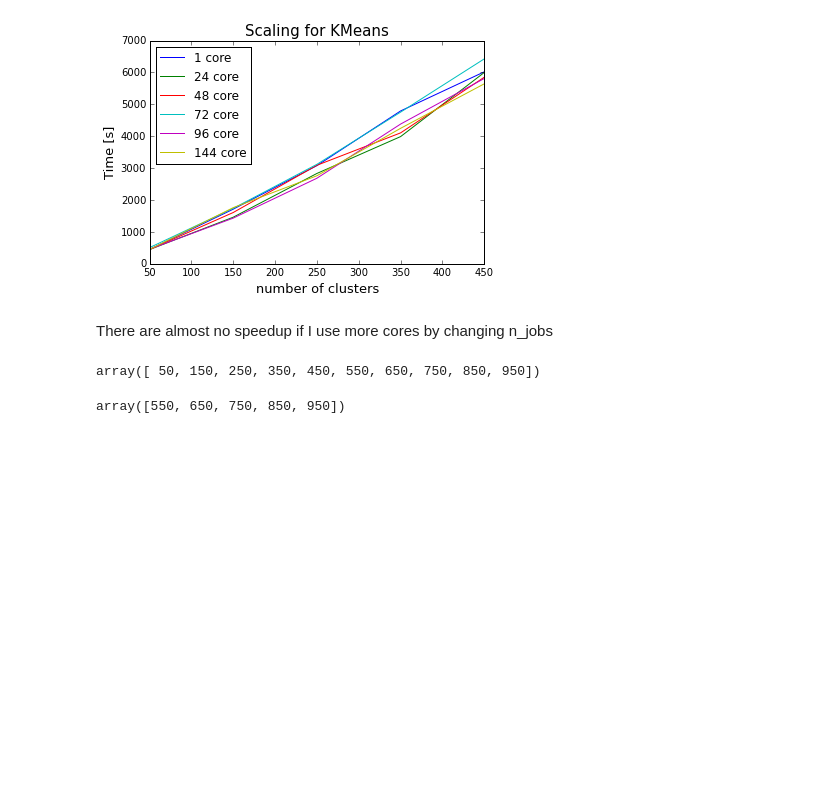
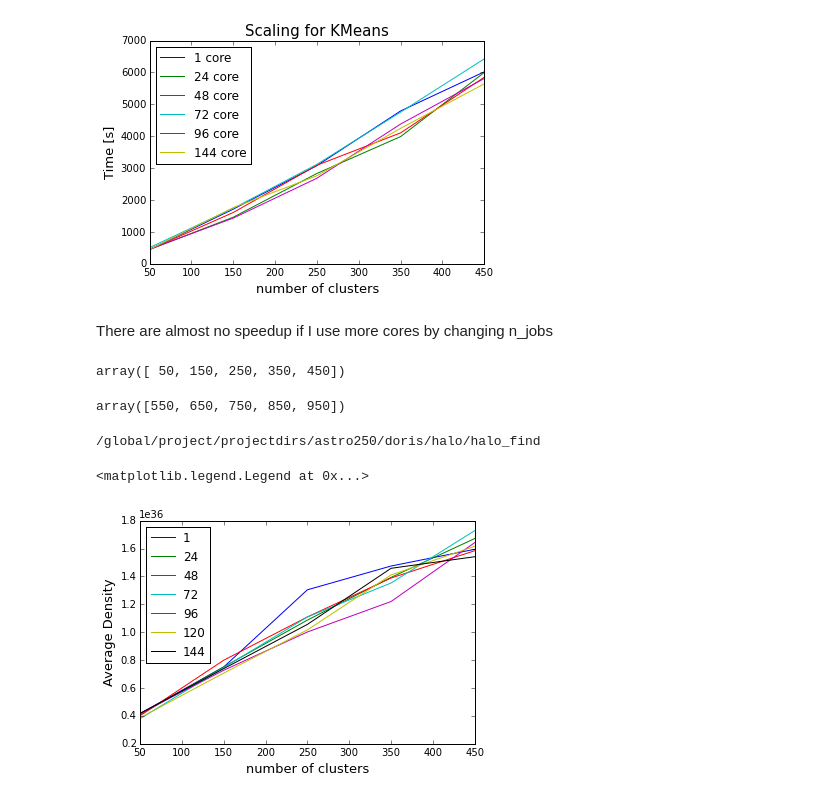
Before and after one commit to dorisjlee/halo_find, a Jupyter notebook: 11_10_2015_KMeans_scaling_result.ipynb, the cells around one changed output. Saved outputs shown, nothing was run; the diff lists cells and outputs as text; code cells hidden in the pictures; blank space fills up the shorter version.

Commit message:
added density info

```diff
--- a/11_10_2015_KMeans_scaling_result.ipynb
+++ b/11_10_2015_KMeans_scaling_result.ipynb
@@ -36,10 +36,32 @@ plt.legend(loc='upper left',prop={'size':12},numpoints=1)
 # %% [markdown]
 There are almost no speedup if I use more cores by changing n_jobs
 # %%
-np.arange(50,1000,100)
+np.arange(50,550,100)
 # %% [output]
-array([ 50, 150, 250, 350, 450, 550, 650, 750, 850, 950])
+array([ 50, 150, 250, 350, 450])
 # %%
 np.arange(550,1000,100)
 # %% [output]
 array([550, 650, 750, 850, 950])
+# %%
+cd ..
+# %% [output]
+/global/project/projectdirs/astro250/doris/halo/halo_find
+# %%
+import os
+import glob
+for i in glob.glob("4test*"):
+#     os.chdir(i)
+#     print i
+    avrg_densities=[]
+    for n in np.arange(50,550,100):
+        avrg_densities.append(mean(np.loadtxt("{0}/density{1}.txt".format(i,n))))
+    plt.plot(np.arange(50,550,100),avrg_densities,label=i[5:])
+#     print mean(densities)
+#     os.chdir("../")
+plt.xlabel("number of clusters",fontsize=13)
+plt.ylabel("Average Density",fontsize=13)
+plt.legend(loc='upper left',prop={'size':12},numpoints=1)
+# %% [output]
+<matplotlib.legend.Legend at 0x...>
+[figure, added]
```
Also changed, not shown: parts of 1 cell of this notebook.
